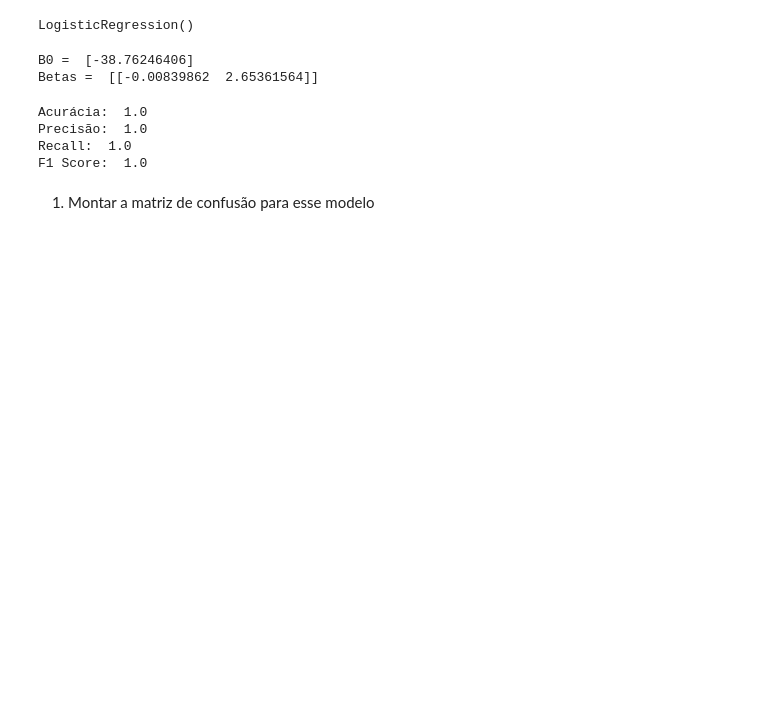
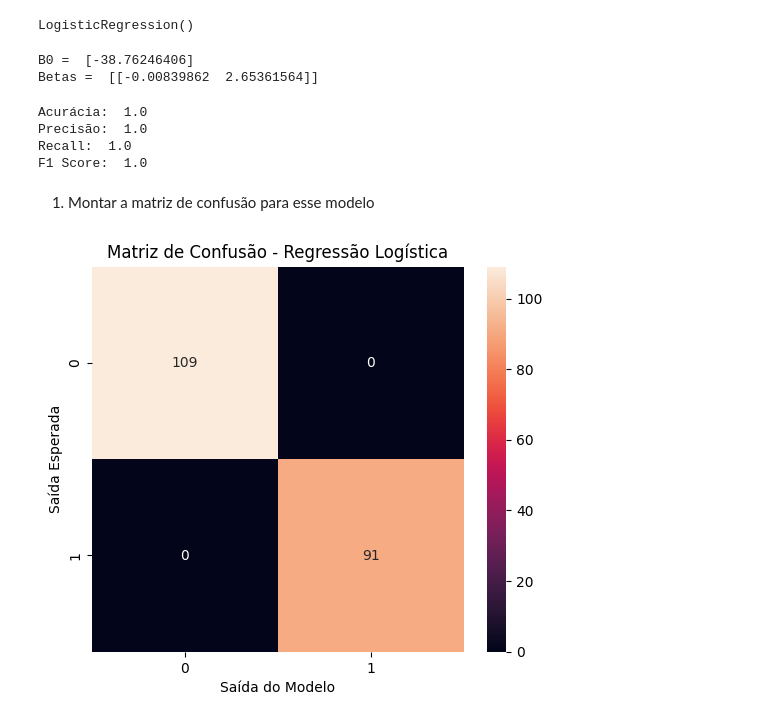
Before and after one commit to IAugustoMZ/aulasDataScience, a Jupyter notebook: classificacao/1_introducao_classificacao_alunos.ipynb, the cells around one changed output. Saved outputs shown, nothing was run; the diff lists cells and outputs as text; code cells hidden in the pictures; blank space fills up the shorter version.

```diff
--- a/classificacao/1_introducao_classificacao_alunos.ipynb
+++ b/classificacao/1_introducao_classificacao_alunos.ipynb
@@ -391,3 +408,16 @@ Recall:  1.0
 F1 Score:  1.0
 # %% [markdown]
 1. Montar a matriz de confusão para esse modelo
+# %%
+# calcular a matriz de confusão - regressão logística
+cm_p = confusion_matrix(y, y_reg_log)
+
+# plotar a matriz de confusão - regressão logística
+plt.figure(figsize=(6, 5))
+sns.heatmap(cm_p, fmt='g',annot=True)
+plt.xlabel('Saída do Modelo')
+plt.ylabel('Saída Esperada')
+plt.title('Matriz de Confusão - Regressão Logística')
+plt.show()
+# %% [output]
+[figure, added]
```
Also changed, not shown: parts of 3 cells of this notebook, 2 other files.
